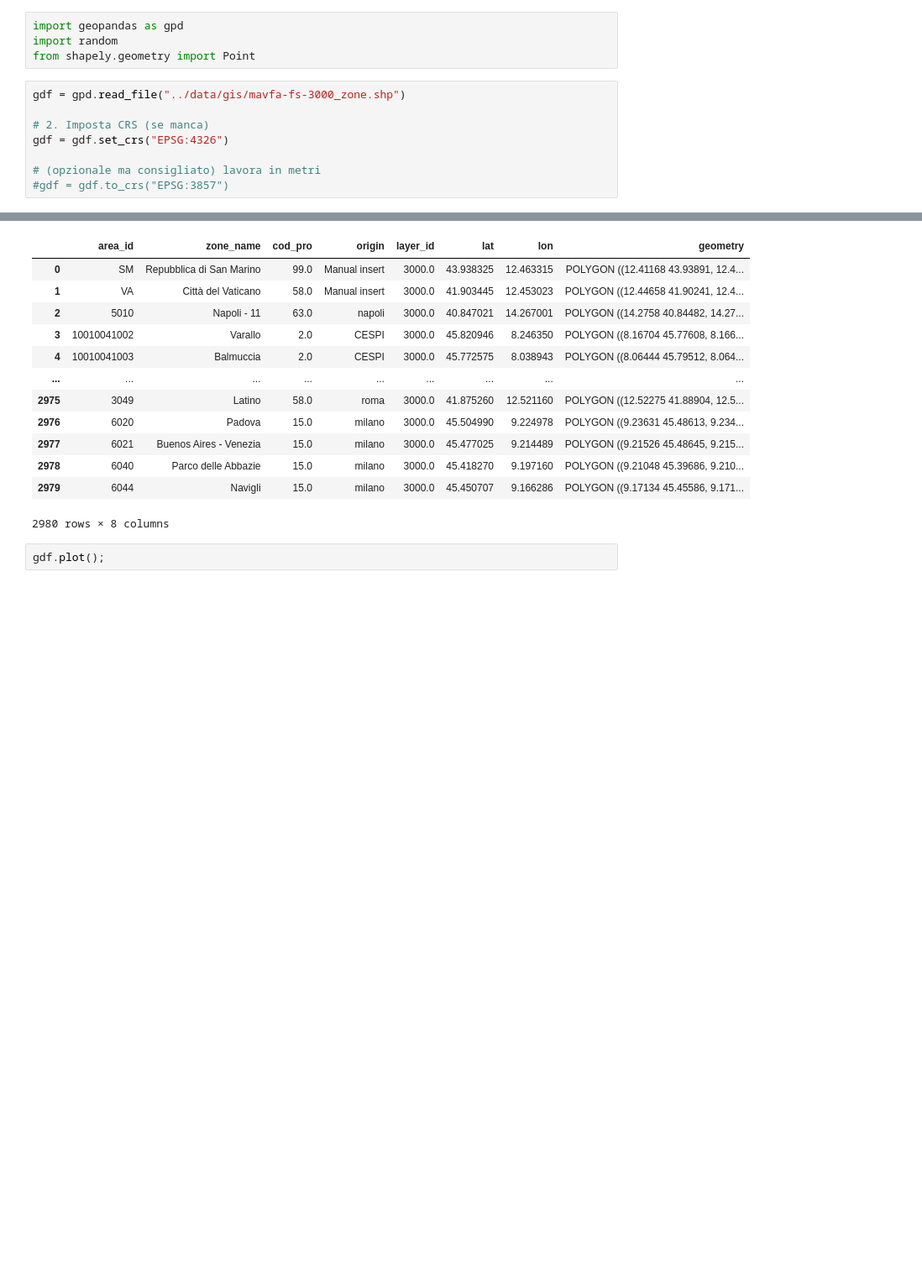
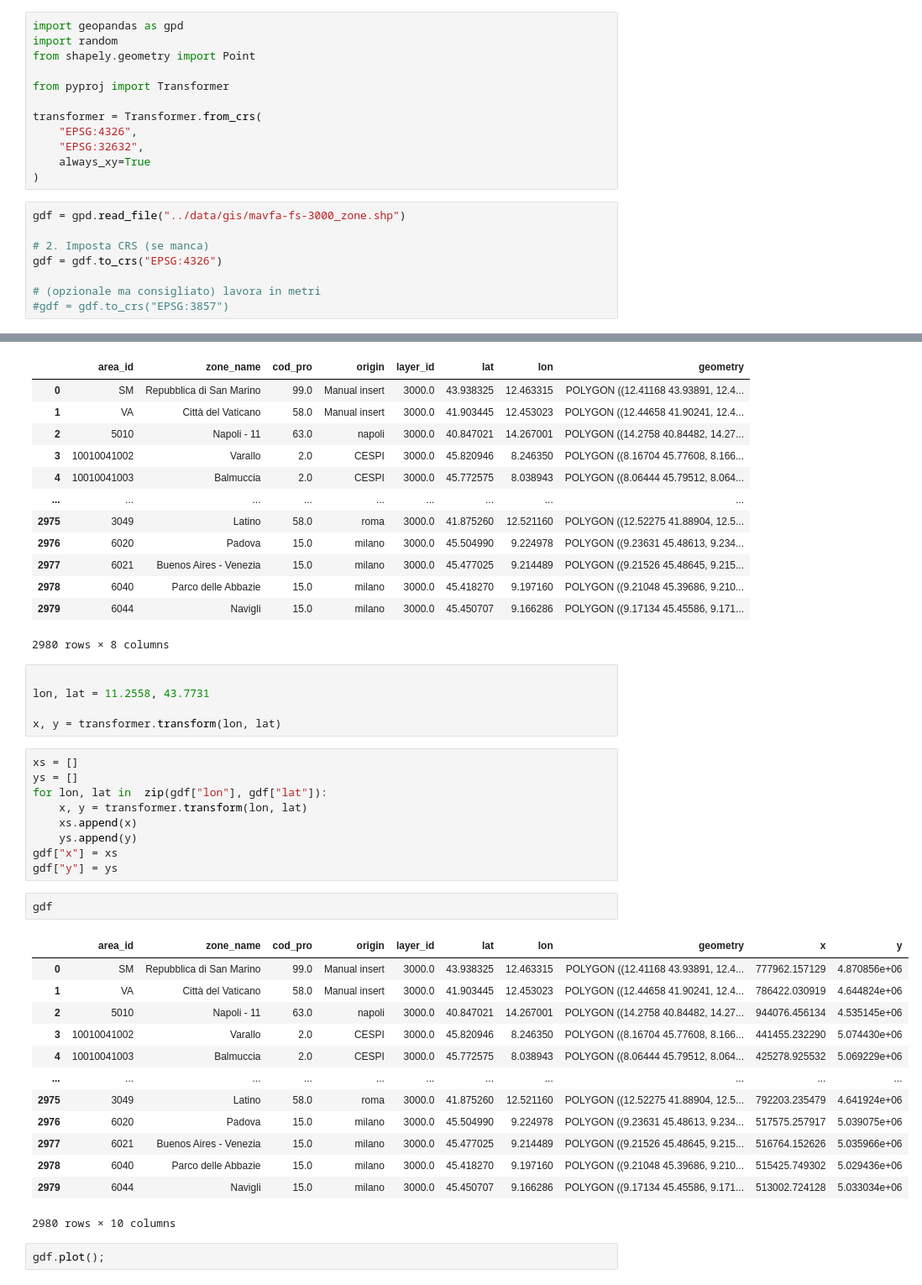
Before and after one commit to Graph-Algorithms-Lab/Travel-Diaries-Reconstruction, a Jupyter notebook: notebooks/GIS.ipynb, the cells around one changed output, grey strips where cells are left out. Shown at 84% size. Drawn from its saved outputs; the diff is of its cells as text; blank space fills up the shorter version.

```diff
--- a/notebooks/GIS.ipynb
+++ b/notebooks/GIS.ipynb
@@ -2,11 +2,19 @@
 import geopandas as gpd
 import random
 from shapely.geometry import Point
+
+from pyproj import Transformer
+
+transformer = Transformer.from_crs(
+    "EPSG:4326",
+    "EPSG:32632",
+    always_xy=True
+)
 # %%
 gdf = gpd.read_file("../data/gis/mavfa-fs-3000_zone.shp")
 
 # 2. Imposta CRS (se manca)
-gdf = gdf.set_crs("EPSG:4326")
+gdf = gdf.to_crs("EPSG:4326")
 
 # (opzionale ma consigliato) lavora in metri
 #gdf = gdf.to_crs("EPSG:3857")
@@ -26,6 +34,36 @@ gdf
 | 2978 | 6040 | Parco delle Abbazie | 15.0 | milano | 3000.0 | 45.418270 | 9.197160 | POLYGON ((9.21048 45.39686, 9.210... |
 | 2979 | 6044 | Navigli | 15.0 | milano | 3000.0 | 45.450707 | 9.166286 | POLYGON ((9.17134 45.45586, 9.171... |
 2980 rows × 8 columns
+# %%
+
+lon, lat = 11.2558, 43.7731
+
+x, y = transformer.transform(lon, lat)
+# %%
+xs = []
+ys = []
+for lon, lat in  zip(gdf["lon"], gdf["lat"]):
+    x, y = transformer.transform(lon, lat)
+    xs.append(x)
+    ys.append(y)
+gdf["x"] = xs
+gdf["y"] = ys
+# %%
+gdf
+# %% [output]
+|  | area_id | zone_name | cod_pro | origin | layer_id | lat | lon | geometry | x | y |
+| 0 | SM | Repubblica di San Marino | 99.0 | Manual insert | 3000.0 | 43.938325 | 12.463315 | POLYGON ((12.41168 43.93891, 12.4... | 777962.157129 | 4.870856e+06 |
+| 1 | VA | Città del Vaticano | 58.0 | Manual insert | 3000.0 | 41.903445 | 12.453023 | POLYGON ((12.44658 41.90241, 12.4... | 786422.030919 | 4.644824e+06 |
+| 2 | 5010 | Napoli - 11 | 63.0 | napoli | 3000.0 | 40.847021 | 14.267001 | POLYGON ((14.2758 40.84482, 14.27... | 944076.456134 | 4.535145e+06 |
+| 3 | 10010041002 | Varallo | 2.0 | CESPI | 3000.0 | 45.820946 | 8.246350 | POLYGON ((8.16704 45.77608, 8.166... | 441455.232290 | 5.074430e+06 |
+| 4 | 10010041003 | Balmuccia | 2.0 | CESPI | 3000.0 | 45.772575 | 8.038943 | POLYGON ((8.06444 45.79512, 8.064... | 425278.925532 | 5.069229e+06 |
+| ... | ... | ... | ... | ... | ... | ... | ... | ... | ... | ... |
+| 2975 | 3049 | Latino | 58.0 | roma | 3000.0 | 41.875260 | 12.521160 | POLYGON ((12.52275 41.88904, 12.5... | 792203.235479 | 4.641924e+06 |
+| 2976 | 6020 | Padova | 15.0 | milano | 3000.0 | 45.504990 | 9.224978 | POLYGON ((9.23631 45.48613, 9.234... | 517575.257917 | 5.039075e+06 |
+| 2977 | 6021 | Buenos Aires - Venezia | 15.0 | milano | 3000.0 | 45.477025 | 9.214489 | POLYGON ((9.21526 45.48645, 9.215... | 516764.152626 | 5.035966e+06 |
+| 2978 | 6040 | Parco delle Abbazie | 15.0 | milano | 3000.0 | 45.418270 | 9.197160 | POLYGON ((9.21048 45.39686, 9.210... | 515425.749302 | 5.029436e+06 |
+| 2979 | 6044 | Navigli | 15.0 | milano | 3000.0 | 45.450707 | 9.166286 | POLYGON ((9.17134 45.45586, 9.171... | 513002.724128 | 5.033034e+06 |
+2980 rows × 10 columns
 # %%
 gdf.plot();
 # %% [output]
```
Also changed, not shown: 7 other files.
